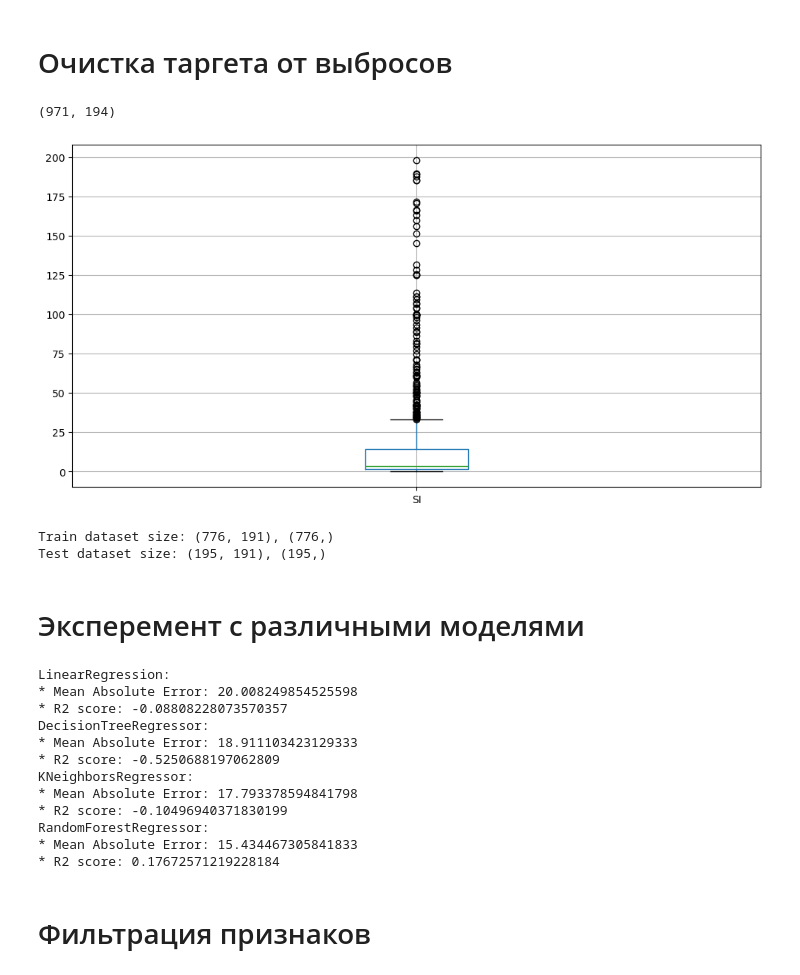
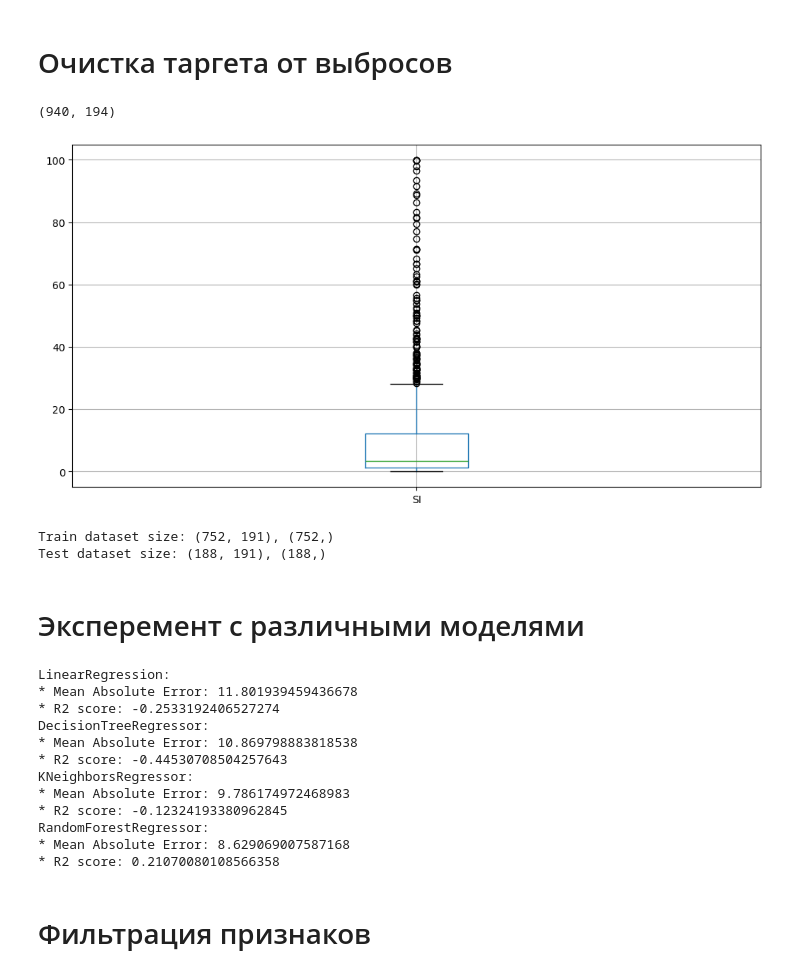
Before and after one commit to sevaTechoPark/mo-chemistry, a Jupyter notebook: regression_SI.ipynb, the cells around one changed output. Saved outputs shown, nothing was run; the diff lists cells and outputs as text; code cells hidden in the pictures.

```diff
--- a/regression_SI.ipynb
+++ b/regression_SI.ipynb
@@ -31,13 +31,13 @@ df.shape
 # %% [markdown]
 # Очистка таргета от выбросов
 # %%
-df = df[df['SI'] < 200]
+df = df[df['SI'] < 100]
 print(df.shape)
 df.boxplot(column=['SI'], figsize=(12, 6))
 plt.show()
 # %% [output]
-(971, 194)
+(940, 194)
-[figure, old version]
+[figure, new version]
 # %%
 X = df.drop(columns=['IC50, mM', 'CC50, mM', 'SI'])
 y = df['SI']
@@ -47,8 +47,8 @@ X_train, X_test, y_train, y_test = train_test_split(X, y, test_size=0.2, random_
 print(f'Train dataset size: {X_train.shape}, {y_train.shape}')
 print(f'Test dataset size: {X_test.shape}, {y_test.shape}')
 # %% [output]
-Train dataset size: (776, 191), (776,)
-Test dataset size: (195, 191), (195,)
+Train dataset size: (752, 191), (752,)
+Test dataset size: (188, 191), (188,)
 # %% [markdown]
 # Эксперемент с различными моделями
 # %%
@@ -84,17 +84,17 @@ print(f'* Mean Absolute Error: {mean_absolute_error(y_test, y_pred_randomForest)
 print(f'* R2 score: {r2_score(y_test, y_pred_randomForest)}')
 # %% [output]
 LinearRegression:
-* Mean Absolute Error: 20.008249854525598
-* R2 score: -0.08808228073570357
+* Mean Absolute Error: 11.801939459436678
+* R2 score: -0.2533192406527274
 DecisionTreeRegressor:
-* Mean Absolute Error: 18.911103423129333
-* R2 score: -0.5250688197062809
+* Mean Absolute Error: 10.869798883818538
+* R2 score: -0.44530708504257643
 KNeighborsRegressor:
-* Mean Absolute Error: 17.793378594841798
-* R2 score: -0.10496940371830199
+* Mean Absolute Error: 9.786174972468983
+* R2 score: -0.12324193380962845
 RandomForestRegressor:
-* Mean Absolute Error: 15.434467305841833
-* R2 score: 0.17672571219228184
+* Mean Absolute Error: 8.629069007587168
+* R2 score: 0.21070080108566358
 # %% [markdown]
 # Фильтрация признаков
 # %%
```
Also changed, not shown: parts of 14 cells of this notebook, 2 other files.
